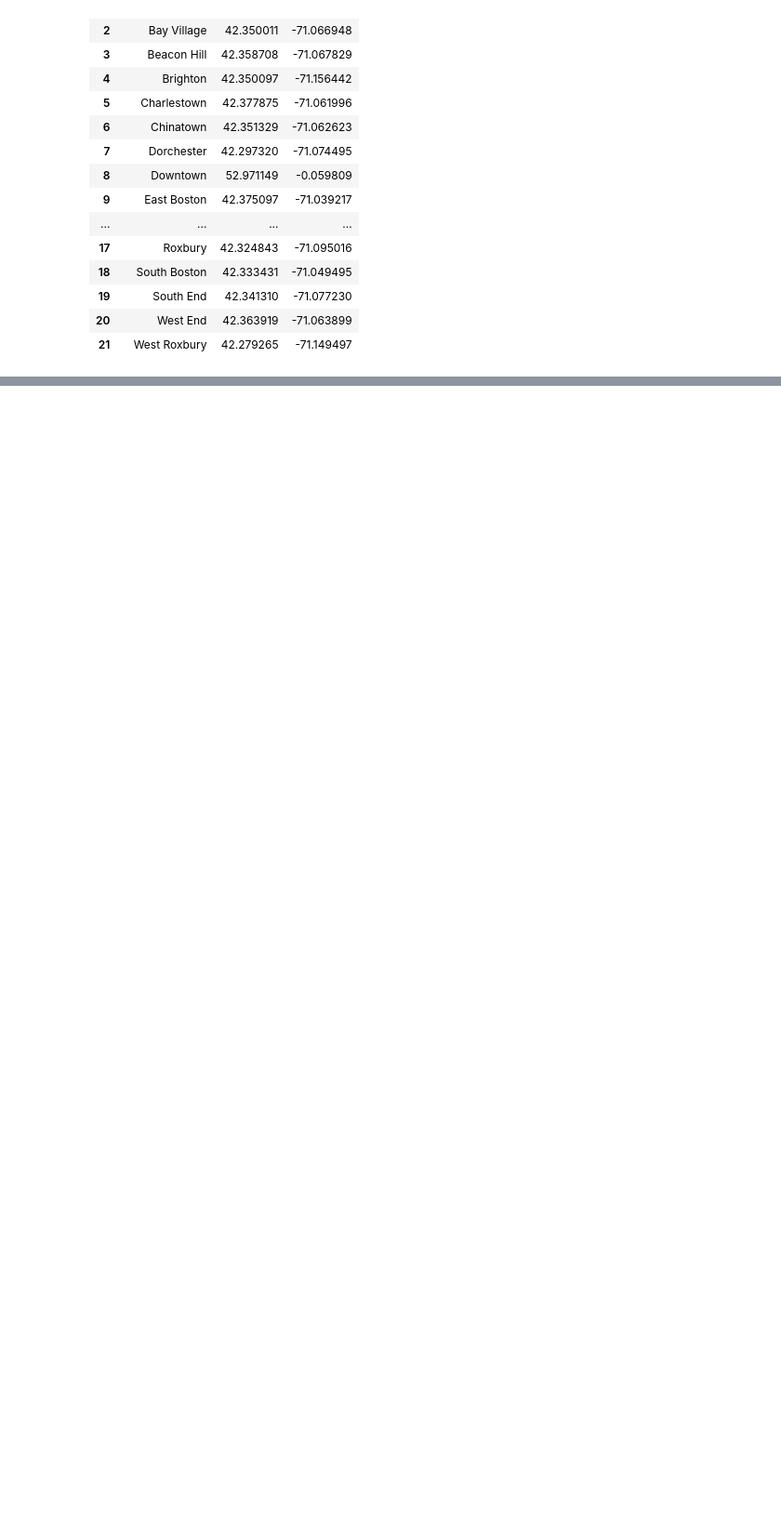
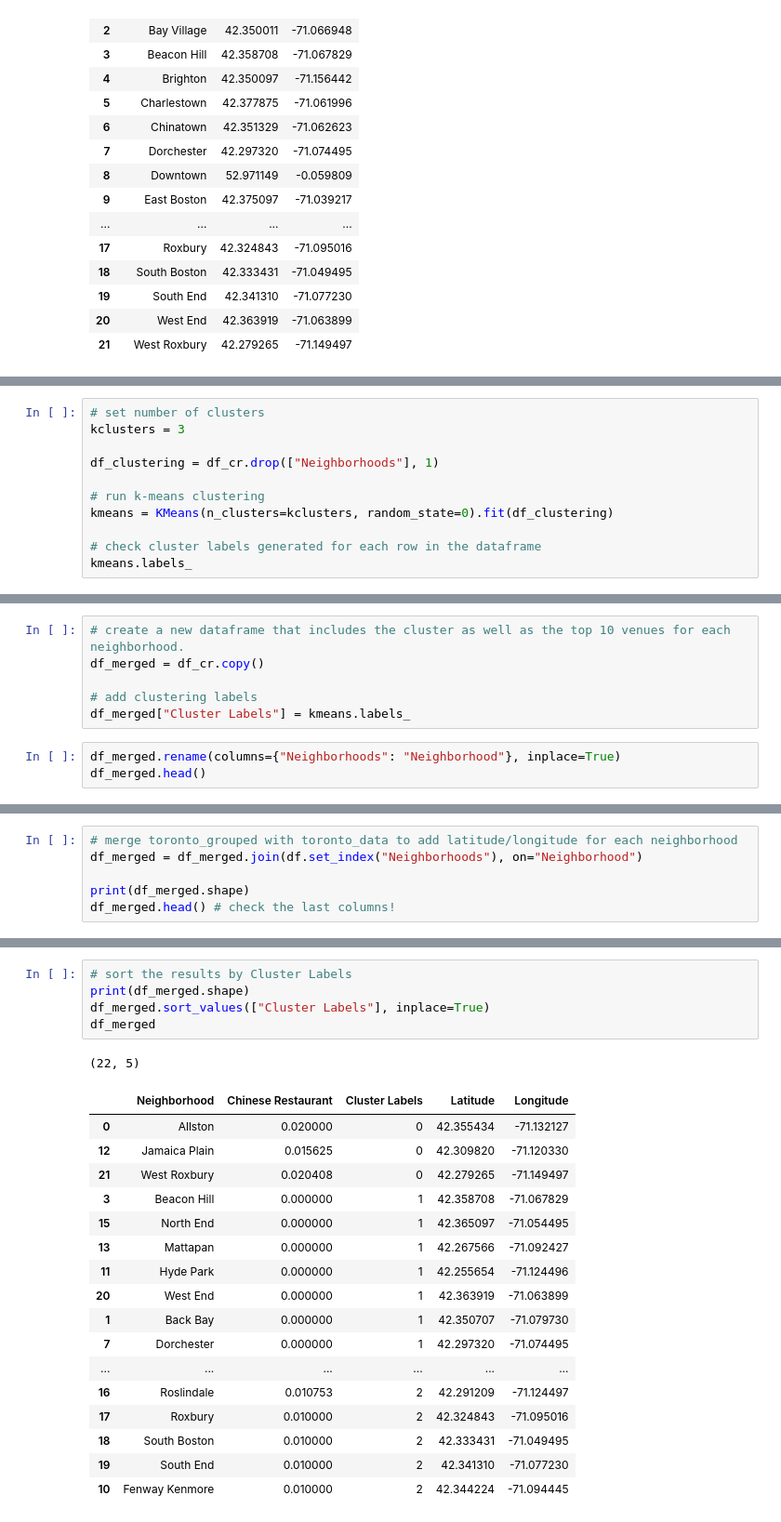
Before and after one commit to Jasonlyw/cn-restaurant-boston, a Jupyter notebook: cn_restaurant_boston.ipynb, the cells around one changed output, grey strips where cells are left out. Shown at 93% size. Drawn from its saved outputs; the diff is of its cells as text; blank space fills up the shorter version.

```diff
--- a/cn_restaurant_boston.ipynb
+++ b/cn_restaurant_boston.ipynb
@@ -119,0 +351,11 @@ df
+# %%
+# set number of clusters
+kclusters = 3
+
+df_clustering = df_cr.drop(["Neighborhoods"], 1)
+
+# run k-means clustering
+kmeans = KMeans(n_clusters=kclusters, random_state=0).fit(df_clustering)
+
+# check cluster labels generated for each row in the dataframe
+kmeans.labels_
@@ -119,0 +365,9 @@ df
+# %%
+# create a new dataframe that includes the cluster as well as the top 10 venues for each neighborhood.
+df_merged = df_cr.copy()
+
+# add clustering labels
+df_merged["Cluster Labels"] = kmeans.labels_
+# %%
+df_merged.rename(columns={"Neighborhoods": "Neighborhood"}, inplace=True)
+df_merged.head()
@@ -119,0 +381,6 @@ df
+# %%
+# merge toronto_grouped with toronto_data to add latitude/longitude for each neighborhood
+df_merged = df_merged.join(df.set_index("Neighborhoods"), on="Neighborhood")
+
+print(df_merged.shape)
+df_merged.head() # check the last columns!
@@ -119,0 +395,24 @@ df
+# %%
+# sort the results by Cluster Labels
+print(df_merged.shape)
+df_merged.sort_values(["Cluster Labels"], inplace=True)
+df_merged
+# %% [output]
+(22, 5)
+|  | Neighborhood | Chinese Restaurant | Cluster Labels | Latitude | Longitude |
+| 0 | Allston | 0.020000 | 0 | 42.355434 | -71.132127 |
+| 12 | Jamaica Plain | 0.015625 | 0 | 42.309820 | -71.120330 |
+| 21 | West Roxbury | 0.020408 | 0 | 42.279265 | -71.149497 |
+| 3 | Beacon Hill | 0.000000 | 1 | 42.358708 | -71.067829 |
+| 15 | North End | 0.000000 | 1 | 42.365097 | -71.054495 |
+| 13 | Mattapan | 0.000000 | 1 | 42.267566 | -71.092427 |
+| 11 | Hyde Park | 0.000000 | 1 | 42.255654 | -71.124496 |
+| 20 | West End | 0.000000 | 1 | 42.363919 | -71.063899 |
+| 1 | Back Bay | 0.000000 | 1 | 42.350707 | -71.079730 |
+| 7 | Dorchester | 0.000000 | 1 | 42.297320 | -71.074495 |
+| ... | ... | ... | ... | ... | ... |
+| 16 | Roslindale | 0.010753 | 2 | 42.291209 | -71.124497 |
+| 17 | Roxbury | 0.010000 | 2 | 42.324843 | -71.095016 |
+| 18 | South Boston | 0.010000 | 2 | 42.333431 | -71.049495 |
+| 19 | South End | 0.010000 | 2 | 42.341310 | -71.077230 |
+| 10 | Fenway Kenmore | 0.010000 | 2 | 42.344224 | -71.094445 |
```
Also changed, not shown: parts of 29 cells of this notebook.
